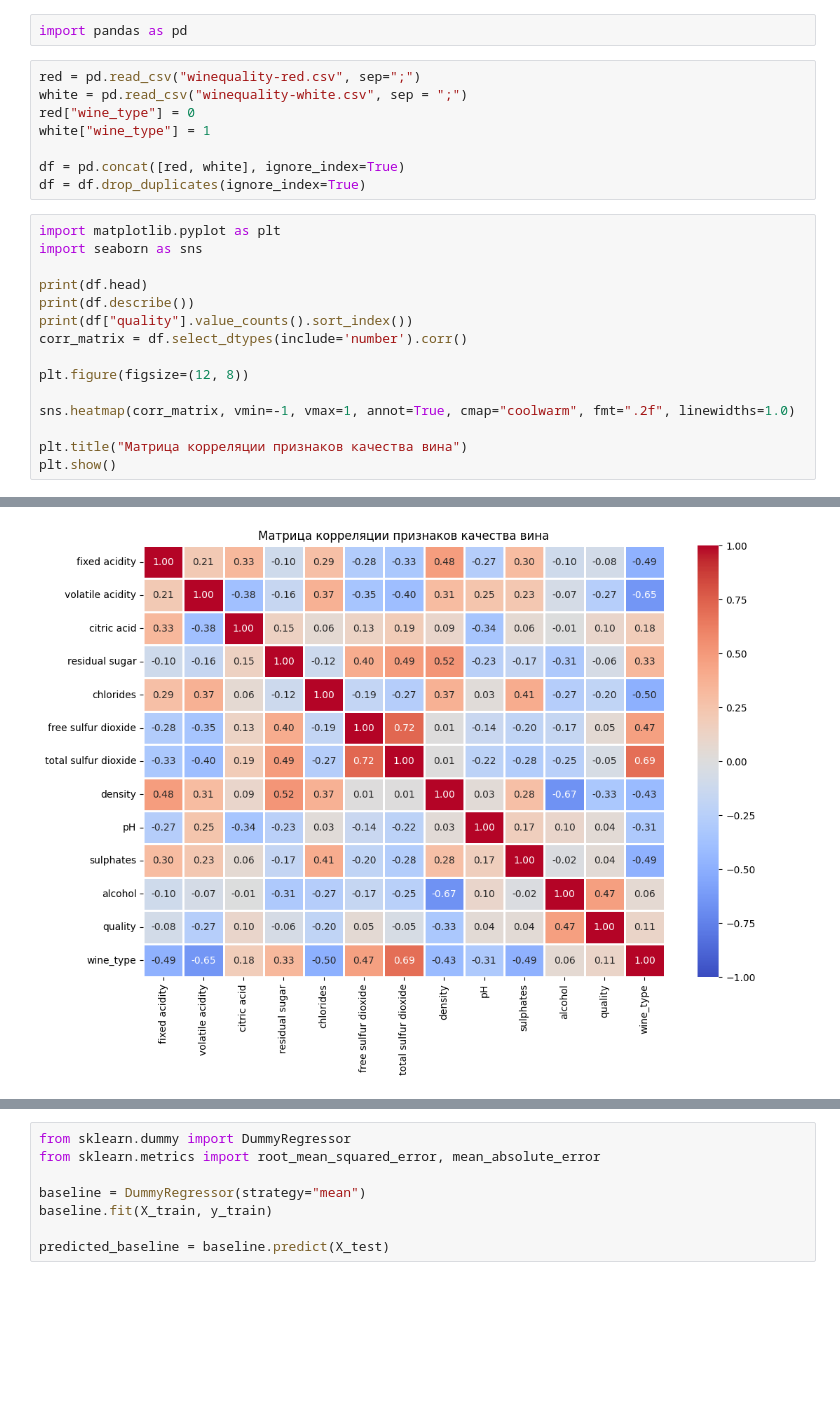
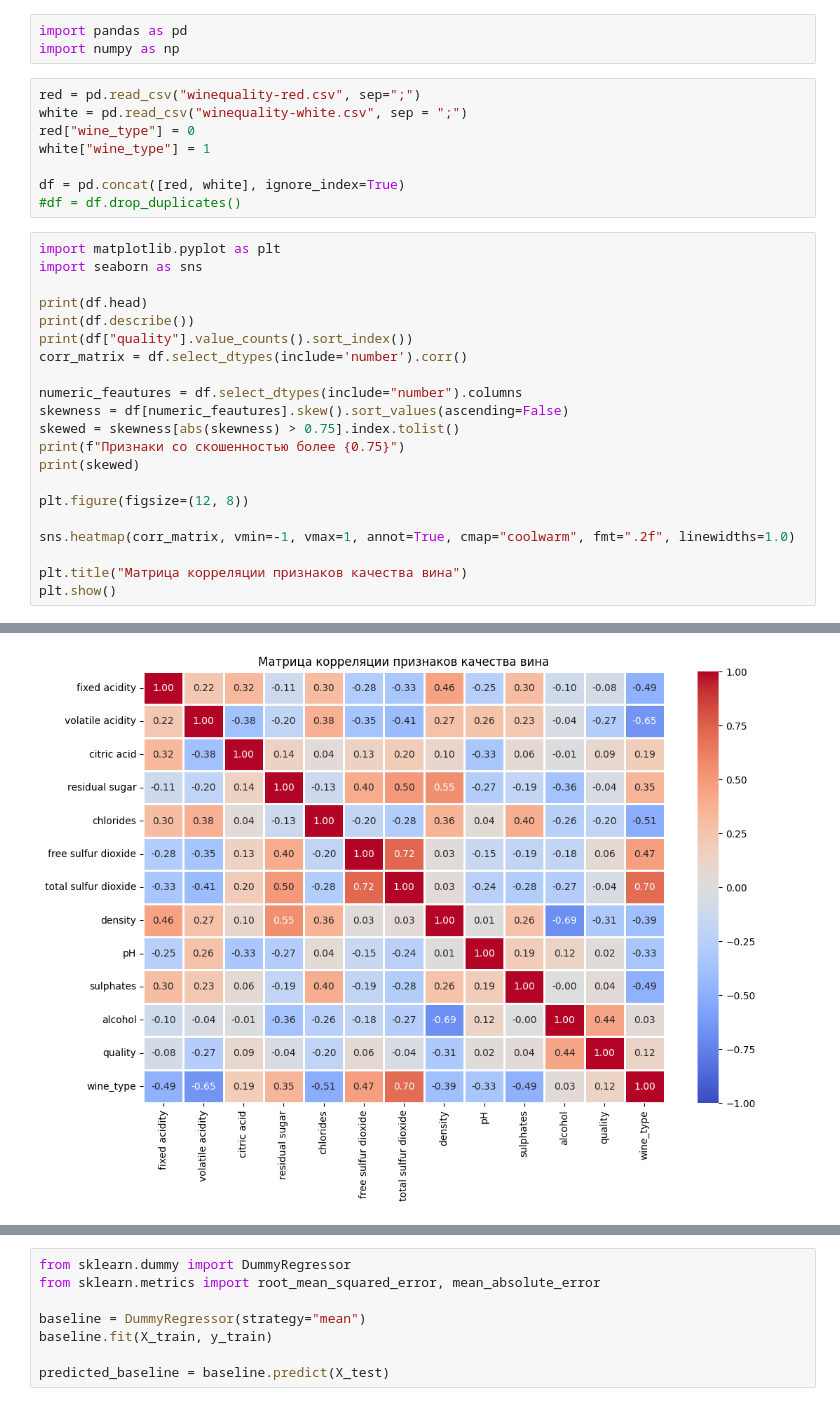
Before and after one commit to dalginichev1/ml_course_mai, a Jupyter notebook: regression/lab1.ipynb, the cells around one changed output, grey strips where cells are left out. Saved outputs shown, nothing was run; the diff lists cells and outputs as text; blank space fills up the shorter version.

```diff
--- a/regression/lab1.ipynb
+++ b/regression/lab1.ipynb
@@ -1,5 +1,6 @@
 # %%
 import pandas as pd
+import numpy as np
 # %%
 red = pd.read_csv("winequality-red.csv", sep=";")
 white = pd.read_csv("winequality-white.csv", sep = ";")
@@ -7,7 +8,7 @@ red["wine_type"] = 0
 white["wine_type"] = 1
 
 df = pd.concat([red, white], ignore_index=True)
-df = df.drop_duplicates(ignore_index=True)
+#df = df.drop_duplicates()
 # %%
 import matplotlib.pyplot as plt
 import seaborn as sns
@@ -17,6 +18,12 @@ print(df.describe())
 print(df["quality"].value_counts().sort_index())
 corr_matrix = df.select_dtypes(include='number').corr()
 
+numeric_feautures = df.select_dtypes(include="number").columns
+skewness = df[numeric_feautures].skew().sort_values(ascending=False)
+skewed = skewness[abs(skewness) > 0.75].index.tolist()
+print(f"Признаки со скошенностью более {0.75}")
+print(skewed)
+
 plt.figure(figsize=(12, 8))
 
 sns.heatmap(corr_matrix, vmin=-1, vmax=1, annot=True, cmap="coolwarm", fmt=".2f", linewidths=1.0)
@@ -44 +51 @@ Name: count, dtype: int64
-[figure, old version]
+[figure, new version]
```
Also changed, not shown: parts of 19 cells of this notebook.
